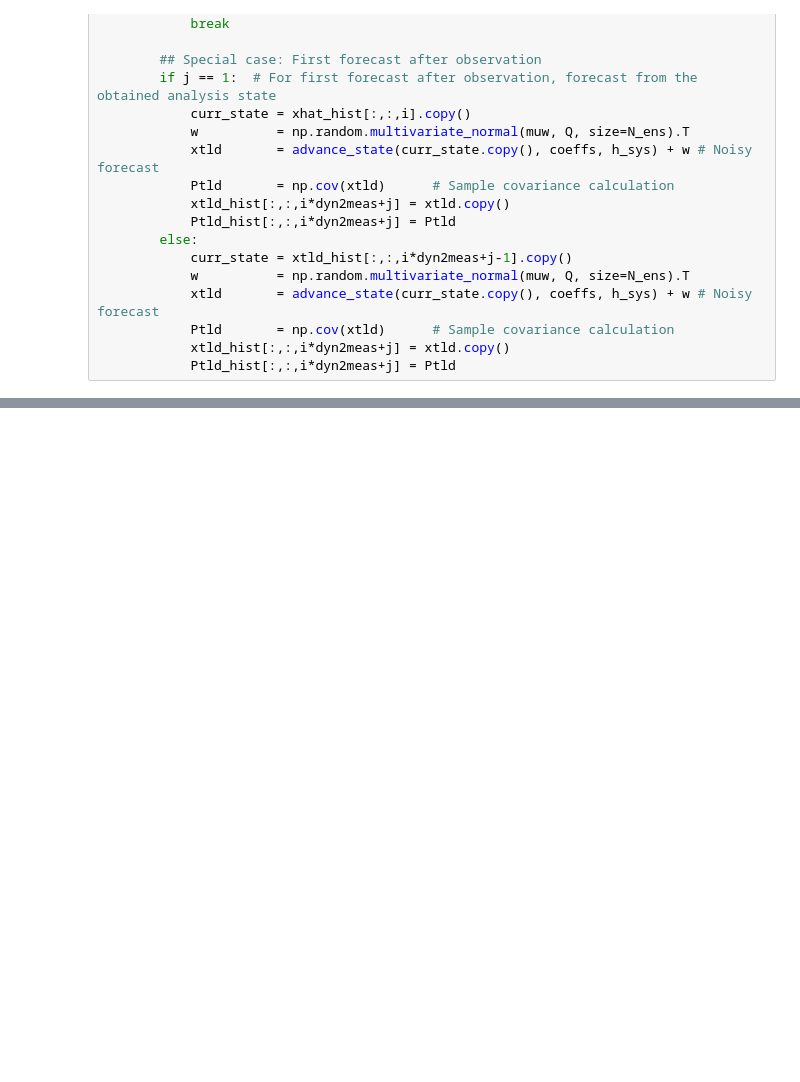
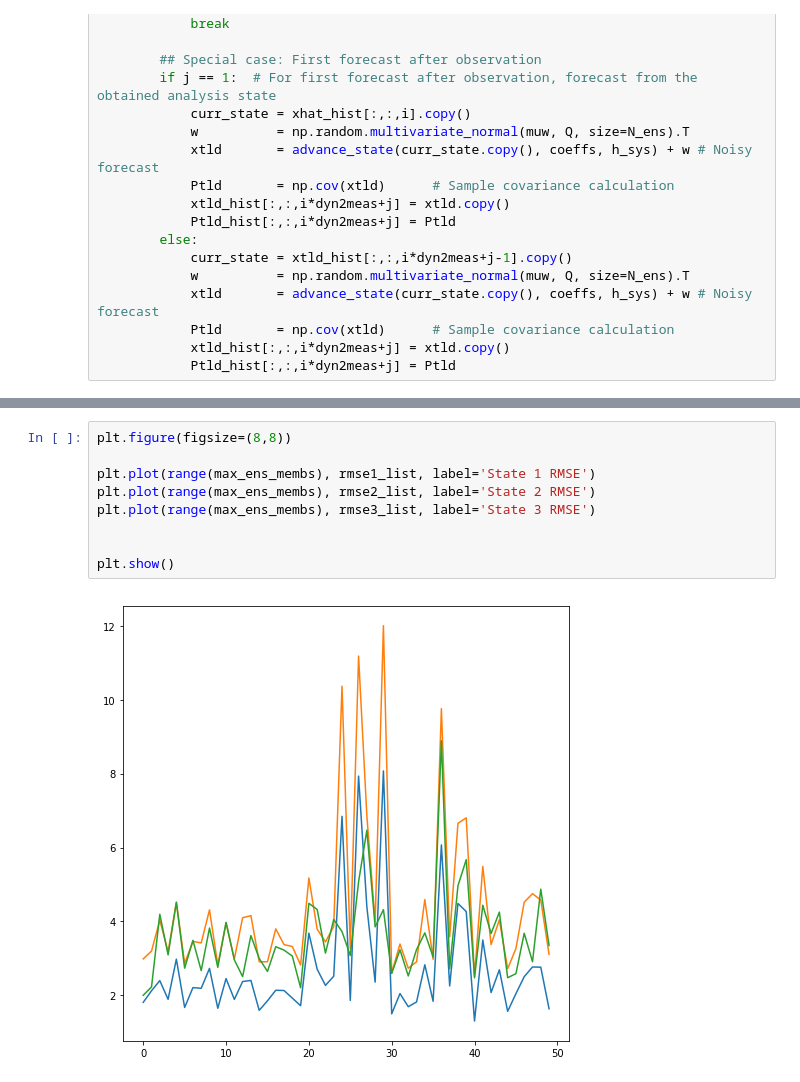
Before and after one commit to Markleonard1019/ASEN, a Jupyter notebook: midterm_Q2_alex.ipynb, the cells around one changed output, grey strips where cells are left out. Drawn from its saved outputs; the diff is of its cells as text; blank space fills up the shorter version.

Commit message:
EnKF RMSE isn't decreasing with growing ens members

```diff
--- a/midterm_Q2_alex.ipynb
+++ b/midterm_Q2_alex.ipynb
@@ -595,0 +676,11 @@ plt.show()
+# %%
+plt.figure(figsize=(8,8))
+
+plt.plot(range(max_ens_membs), rmse1_list, label='State 1 RMSE')
+plt.plot(range(max_ens_membs), rmse2_list, label='State 2 RMSE')
+plt.plot(range(max_ens_membs), rmse3_list, label='State 3 RMSE')
+
+
+plt.show()
+# %% [output]
+[figure, added]
```
Also changed, not shown: parts of 9 cells of this notebook.
